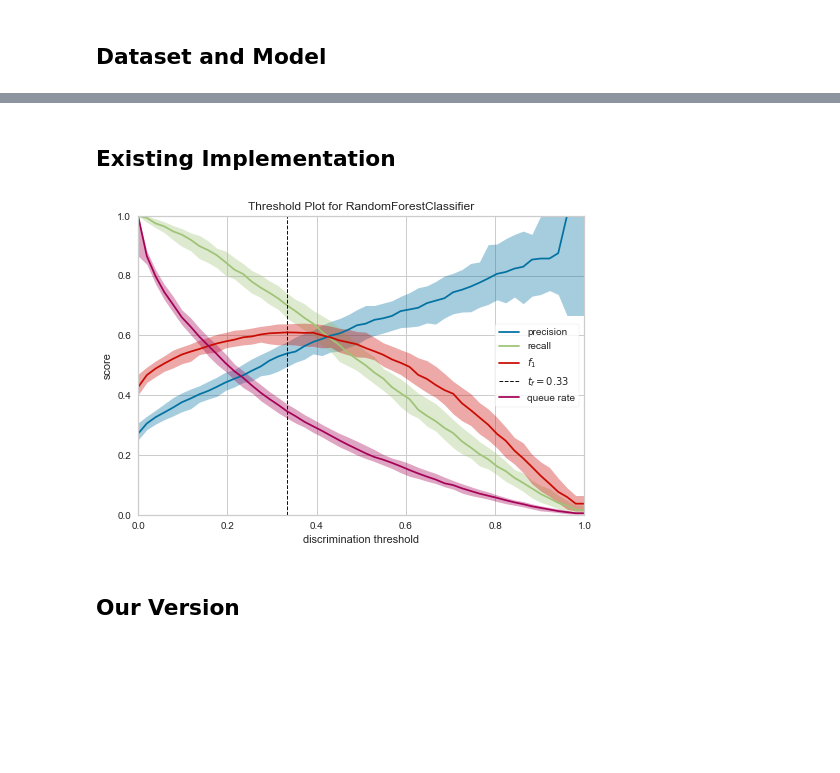
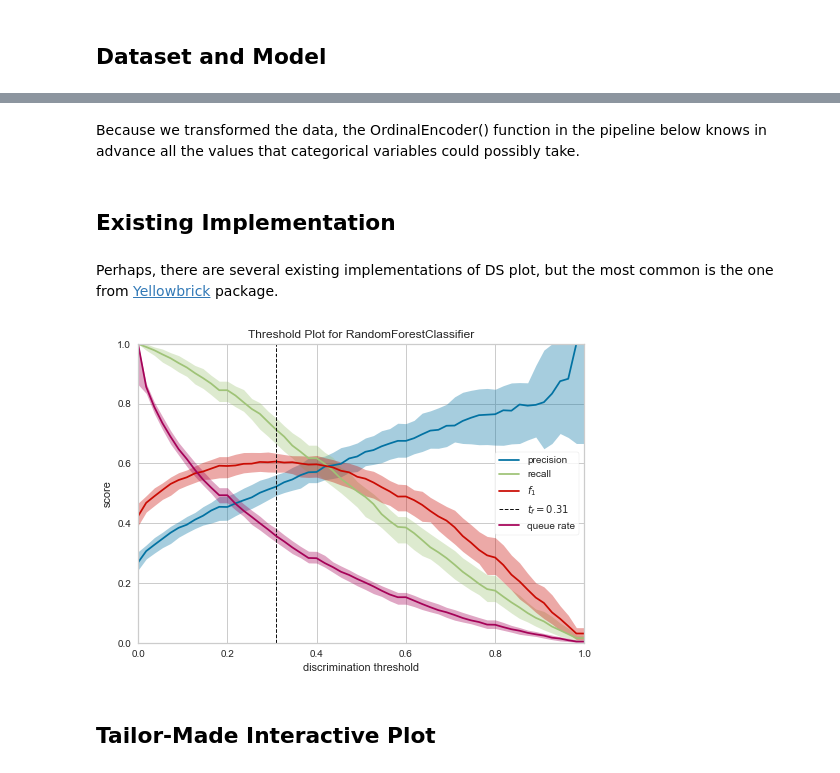
Before and after one commit to poghostick/discrimination-threshold, a Jupyter notebook: Discrimination-threshold.ipynb, the cells around one changed output, grey strips where cells are left out. Cells and saved outputs as stored; diff of their text form; code cells hidden in the pictures; blank space fills up the shorter version.

```diff
--- a/Discrimination-threshold.ipynb
+++ b/Discrimination-threshold.ipynb
@@ -58,0 +26,28 @@ model = Pipeline(steps=[
+# %%
+def transform_data(df: pd.DataFrame) -> pd.DataFrame:
+    "Transform non-numeric columns into categorical type and clean data."
+    df = df.copy()
+    df['gender'] = df['gender'].astype(CategoricalDtype(categories=['Male', 'Female']))
+    for col in ['Partner', 'Dependents', 'PhoneService', 'PaperlessBilling']:
+        df[col] = df[col].astype(CategoricalDtype(categories=['No', 'Yes']))
+    for col in ['OnlineSecurity', 'OnlineBackup', 'DeviceProtection', 'TechSupport',
+                'StreamingTV', 'StreamingMovies']:
+        df[col] = df[col].astype(CategoricalDtype(categories=['No', 'Yes', 'No internet service']))
+    df['InternetService'] = (df['InternetService']
+                             .astype(CategoricalDtype(categories=['Fiber optic', 'DSL', 'No'])))
+    df['MultipleLines'] = (df['MultipleLines']
+                           .astype(CategoricalDtype(categories=['No', 'Yes', 'No phone service'])))
+    contract_categories = ['Month-to-month', 'Two year', 'One year']
+    df['Contract'] = X['Contract'].astype(CategoricalDtype(categories=contract_categories))
+    paymethod_categories = ['Electronic check', 'Mailed check', 'Bank transfer (automatic)',
+                            'Credit card (automatic)']
+    df['PaymentMethod'] = (df['PaymentMethod']
+                           .astype(CategoricalDtype(categories=paymethod_categories)))
+    df.loc[df['TotalCharges'] == ' ', 'TotalCharges'] = '0'
+    df['TotalCharges'] = df['TotalCharges'].astype(float)
+    return df
+
+
+X = transform_data(X)
+# %% [markdown]
+Because we transformed the data, the OrdinalEncoder() function in the pipeline below knows in advance all the values that categorical variables could possibly take.
@@ -59,10 +62,12 @@ model = Pipeline(steps=[
 # %% [markdown]
 ## Existing Implementation
+# %% [markdown]
+Perhaps, there are several existing implementations of DS plot, but the most common is the one from [Yellowbrick](https://www.scikit-yb.org/en/latest/api/classifier/threshold.html) package.
 # %%
 with warnings.catch_warnings():
     warnings.filterwarnings('ignore')
-    discrimination_threshold(model, X_train, (y_train == 'Yes').astype(int))
+    discrimination_threshold(model, X, (y == 'Yes').astype(int))
 # %% [output]
-[figure, old version]
+[figure, new version]
 # %% [markdown]
-## Our Version
+## Tailor-Made Interactive Plot
```
Also changed, not shown: parts of 9 cells of this notebook.
